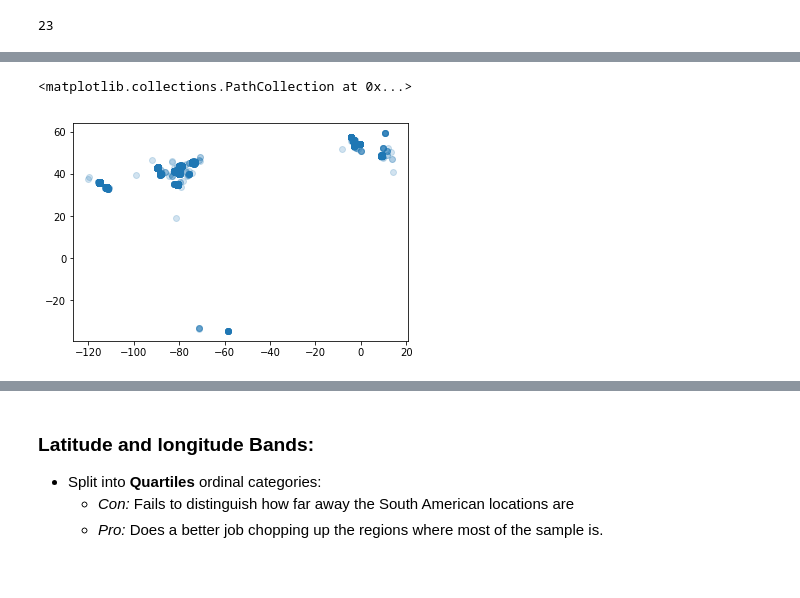
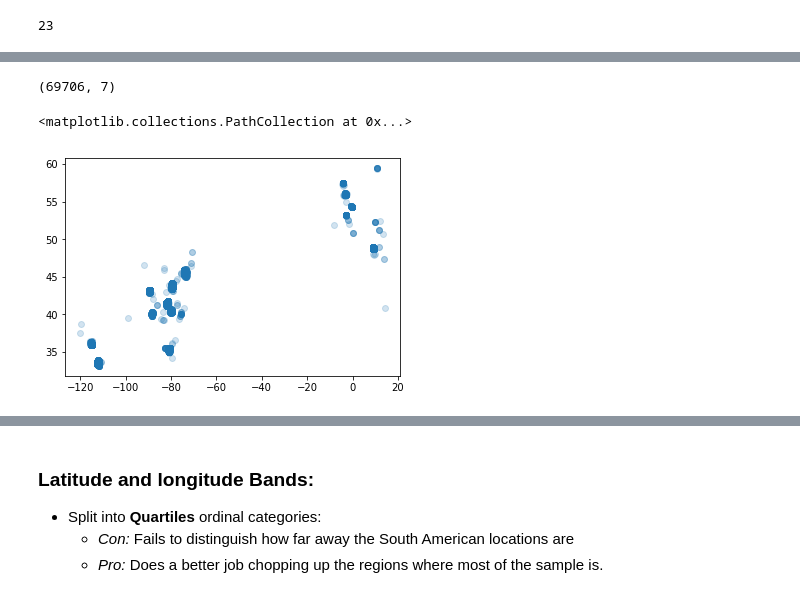
Before and after one commit to MeredithLevsen/Data-Challenges, a Jupyter notebook: Yelp_RestaurantClosings/YelpData_PredictRestaurantsClosing.ipynb, the cells around one changed output, grey strips where cells are left out. Cells and saved outputs as stored; diff of their text form; code cells hidden in the pictures.

```diff
--- a/Yelp_RestaurantClosings/YelpData_PredictRestaurantsClosing.ipynb
+++ b/Yelp_RestaurantClosings/YelpData_PredictRestaurantsClosing.ipynb
@@ -126,8 +126,22 @@ data_split_train, data_split_test = train_test_split(yelp_food,
                                     random_state=12)
 
 ### Make combined dataset to facilitate applying variable changes to both datasets
-df_full = data_split_train.append(data_split_test, ignore_index = True)
-df_train = df_full[:(len(data_split_train))] # Training data set
+def combine_train_test ( df_train , df_test ) :
+    ''' Combine train and test DFs to facilitate applying the same feature
+    engineering process to both datasets.'''
+    return df_train.append(df_test, ignore_index = True)
 
-print(data_split_train.shape, data_split_test.shape, df_full.shape, df_train.shape)
+def extract_df_train (df_full, data_split_train = data_split_train) :
+    '''Extracts training data from the combined train/test DF based on business_id.
+    This is less efficient than len(data_split_train method, but helpful if we remove rows
+    or rows are out of order).'''
+    #df_full[ : (len(data_split_train))]
+    return df_full.loc[df_full['business_id'].isin(data_split_train['business_id']) == True]
+
+df_full = combine_train_test(data_split_train, data_split_test)
+df_train = extract_df_train(df_full)
+
+print('training datasets (original and extracted):', data_split_train.shape, df_train.shape)
+print('test dataset:', data_split_test.shape)
+print('combined dataset:', df_full.shape)
 # %% [output]
@@ -247,6 +264,13 @@ latlong_recode[latlong_recode.business_id == '1yQUqh3_h1IOrXZmb4CBFw']
+# %%
+df_latlong_recode = df_latlong_recode.loc[(df_latlong_recode['latitude'] > 25)]
+print(df_latlong_recode.shape)
+# %% [output]
+(69706, 7)
 # %%
 # Scatter plot of latitude and longitude: (training set only)
-plt.scatter(latlong_rec_tr["longitude"], latlong_rec_tr["latitude"], alpha=0.2)
+plt.scatter(extract_df_train(df_latlong_recode)["longitude"],
+            extract_df_train(df_latlong_recode)["latitude"],
+            alpha=0.2)
 # %% [output]
 <matplotlib.collections.PathCollection at 0x...>
-[figure, old version]
+[figure, new version]
```
Also changed, not shown: parts of 21 cells of this notebook.
